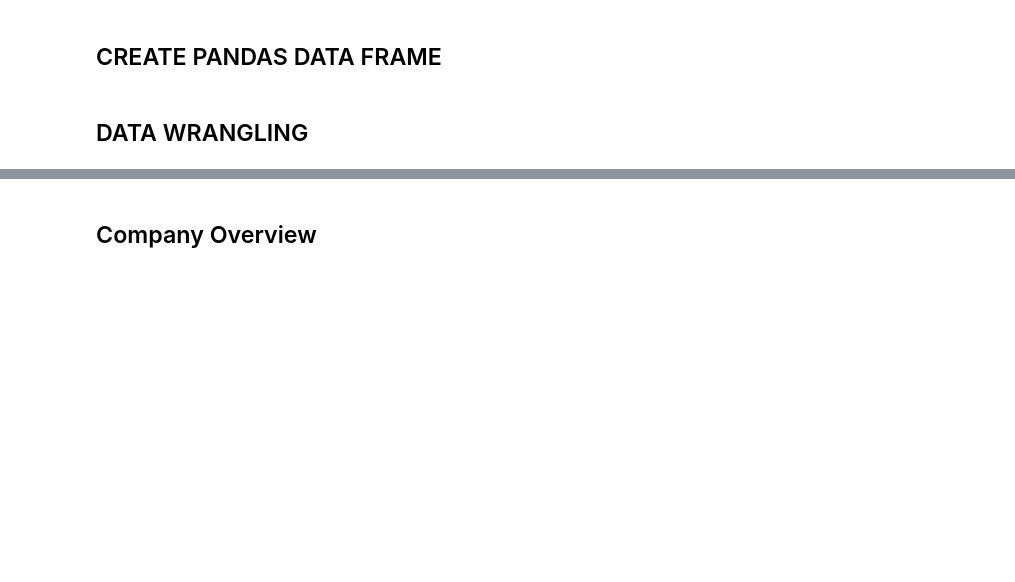
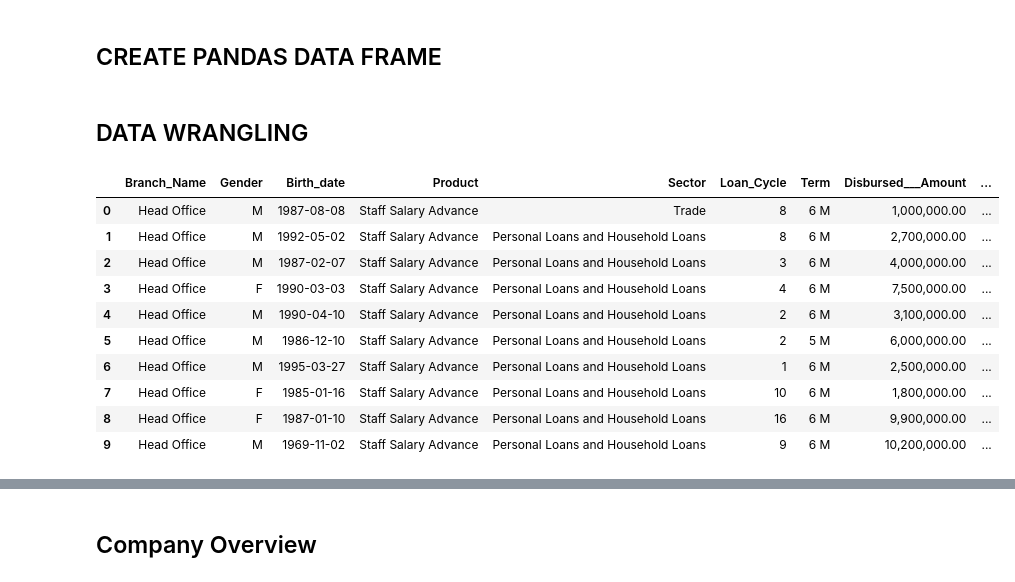
Before and after one commit to ROBERT-SSEBAMBULIDDE/Performance-Analytics-Dashboard, a Jupyter notebook: Pride/Credit Business/Dibursement Analytics.ipynb, the cells around one changed output, grey strips where cells are left out. Cells and saved outputs as stored; diff of their text form; code cells hidden in the pictures; blank space fills up the shorter version.

```diff
--- a/Pride/Credit Business/Dibursement Analytics.ipynb
+++ b/Pride/Credit Business/Dibursement Analytics.ipynb
@@ -43,34 +67,46 @@ pd.set_option('display.max_colwidth', None)
 pd.options.display.float_format = '{:,.2f}'.format
 
 #DROP COLUMNS
 columns_to_drop = ['Branch_Code', 'Account_Number', 'Account_Name', 'S_N', 'GROUP___CUSTOMER_NUMBER']
 df = df.drop(columns=[col for col in columns_to_drop if col in df.columns])
 
 # CONVERTING DATATYPES
 df = df.astype({
     'Disbursed_Date': 'datetime64',
     'Disbursed_By': 'string',
     'Approved_By': 'string',
     'Branch_Name': 'string',
     'Insurance_company': 'string',
     'Sub_Sector': 'string',
     'Birth_date': 'datetime64',
     'Due_days': 'int64',
     'Interest_Rate': 'float64',
     'Principal_Outstanding': 'float64',
     'Interest_Outstanding': 'float64',
     'Grace_Period': 'string',
     'Loan_Cycle': 'int64',
     'Term': 'string',
     'Gender': 'string',
     'Product': 'string',
     'Sector': 'string',
     'Disbursed___Amount': 'float64',
 })
 
 #DATAFRAME HEAD AND TAIL
-#df.head(10)
+df.head(10)
 #df.tail(10)
+# %% [output]
+|  | Branch_Name | Gender | Birth_date | Product | Sector | Loan_Cycle | Term | Disbursed___Amount | ... |
+| 0 | Head Office | M | 1987-08-08 | Staff Salary Advance | Trade | 8 | 6 M | 1,000,000.00 | ... |
+| 1 | Head Office | M | 1992-05-02 | Staff Salary Advance | Personal Loans and Household Loans | 8 | 6 M | 2,700,000.00 | ... |
+| 2 | Head Office | M | 1987-02-07 | Staff Salary Advance | Personal Loans and Household Loans | 3 | 6 M | 4,000,000.00 | ... |
+| 3 | Head Office | F | 1990-03-03 | Staff Salary Advance | Personal Loans and Household Loans | 4 | 6 M | 7,500,000.00 | ... |
+| 4 | Head Office | M | 1990-04-10 | Staff Salary Advance | Personal Loans and Household Loans | 2 | 6 M | 3,100,000.00 | ... |
+| 5 | Head Office | M | 1986-12-10 | Staff Salary Advance | Personal Loans and Household Loans | 2 | 5 M | 6,000,000.00 | ... |
+| 6 | Head Office | M | 1995-03-27 | Staff Salary Advance | Personal Loans and Household Loans | 1 | 6 M | 2,500,000.00 | ... |
+| 7 | Head Office | F | 1985-01-16 | Staff Salary Advance | Personal Loans and Household Loans | 10 | 6 M | 1,800,000.00 | ... |
+| 8 | Head Office | F | 1987-01-10 | Staff Salary Advance | Personal Loans and Household Loans | 16 | 6 M | 9,900,000.00 | ... |
+| 9 | Head Office | M | 1969-11-02 | Staff Salary Advance | Personal Loans and Household Loans | 9 | 6 M | 10,200,000.00 | ... |
 # %%
 #DATA FRAME COLUMNS
 #print(df.columns)
```
Also changed, not shown: parts of 9 cells of this notebook, 1 other file.
